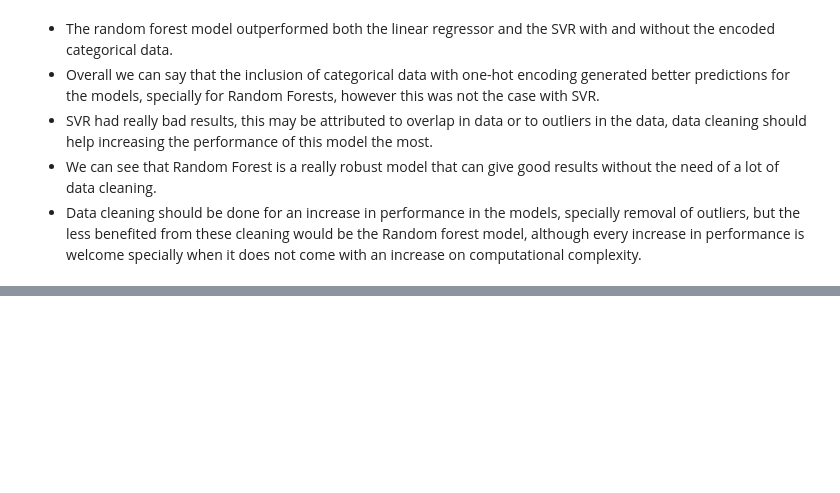
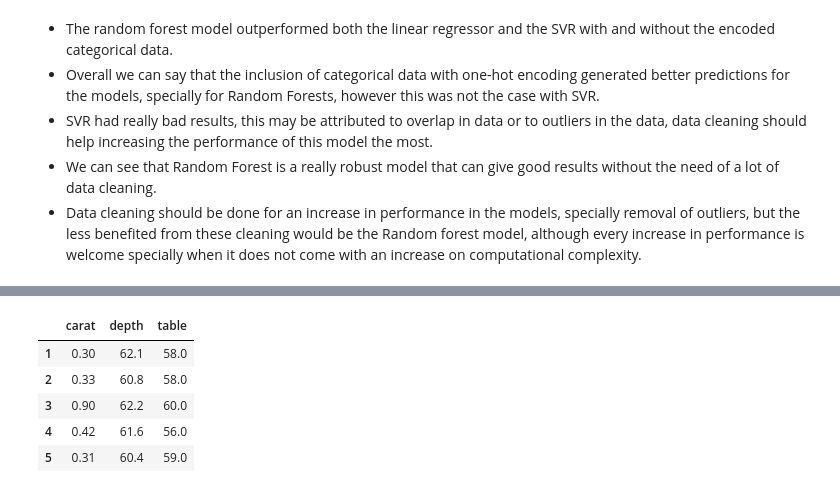
Before and after one commit to lurapozo/gem_prediction, a Jupyter notebook: notebooks/gem_ML.ipynb, the cells around one changed output, grey strips where cells are left out. Cells and saved outputs as stored; diff of their text form; code cells hidden in the pictures; blank space fills up the shorter version.

```diff
--- a/notebooks/gem_ML.ipynb
+++ b/notebooks/gem_ML.ipynb
@@ -248,0 +285,9 @@ Similar to the MSE results, SVR performed worse when the training data included
+# %%
+df.head()
+# %% [output]
+|  | carat | depth | table |
+| 1 | 0.30 | 62.1 | 58.0 |
+| 2 | 0.33 | 60.8 | 58.0 |
+| 3 | 0.90 | 62.2 | 60.0 |
+| 4 | 0.42 | 61.6 | 56.0 |
+| 5 | 0.31 | 60.4 | 59.0 |
```
Also changed, not shown: parts of 19 cells of this notebook, 13 other files.
